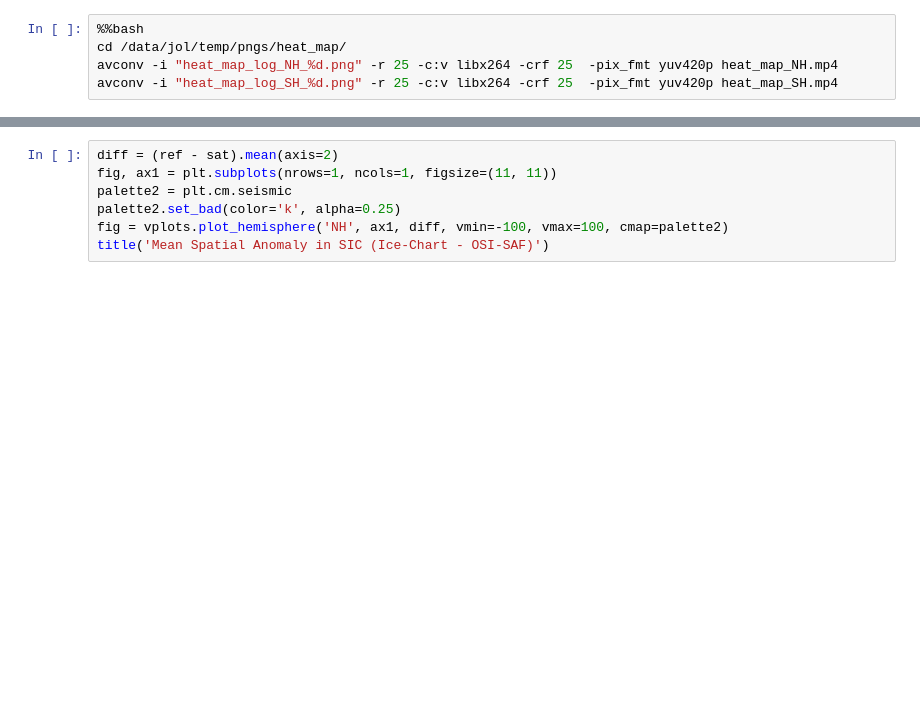
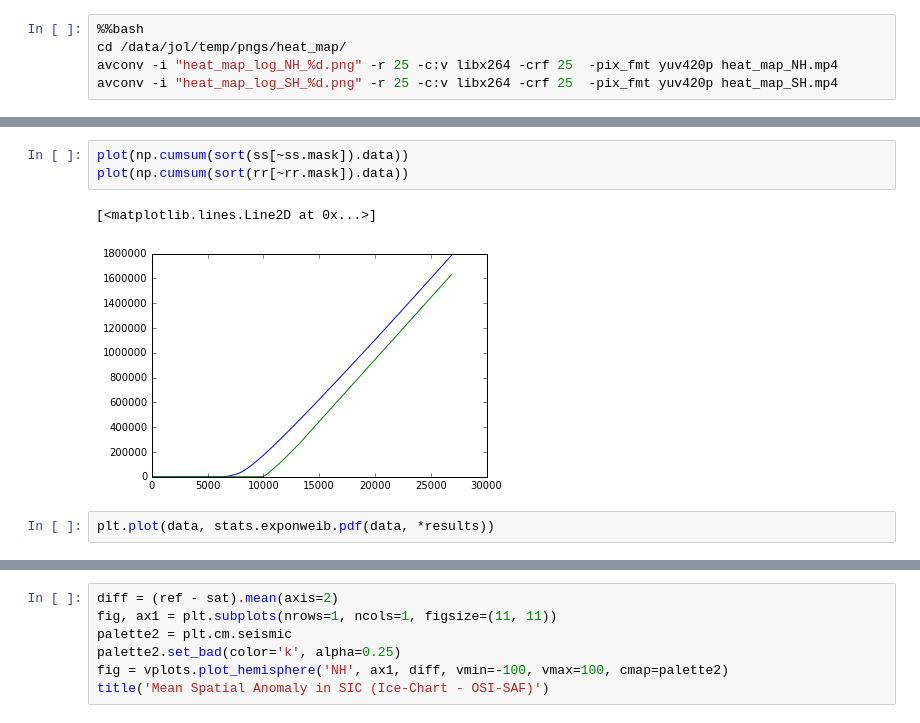
Before and after one commit to OSI-SAF-tools/validation_viewer, a Jupyter notebook: notebook/plots_analysis.ipynb, the cells around one changed output, grey strips where cells are left out. Cells and saved outputs as stored; diff of their text form; blank space fills up the shorter version.

```diff
--- a/notebook/plots_analysis.ipynb
+++ b/notebook/plots_analysis.ipynb
@@ -117,0 +169,8 @@ ref, sat = vplots.get_ref_sat('all')
+# %%
+plot(np.cumsum(sort(ss[~ss.mask]).data))
+plot(np.cumsum(sort(rr[~rr.mask]).data))
+# %% [output]
+[<matplotlib.lines.Line2D at 0x...>]
+[figure, added]
+# %%
+plt.plot(data, stats.exponweib.pdf(data, *results))
```
Also changed, not shown: parts of 9 cells of this notebook, 3 other files.
